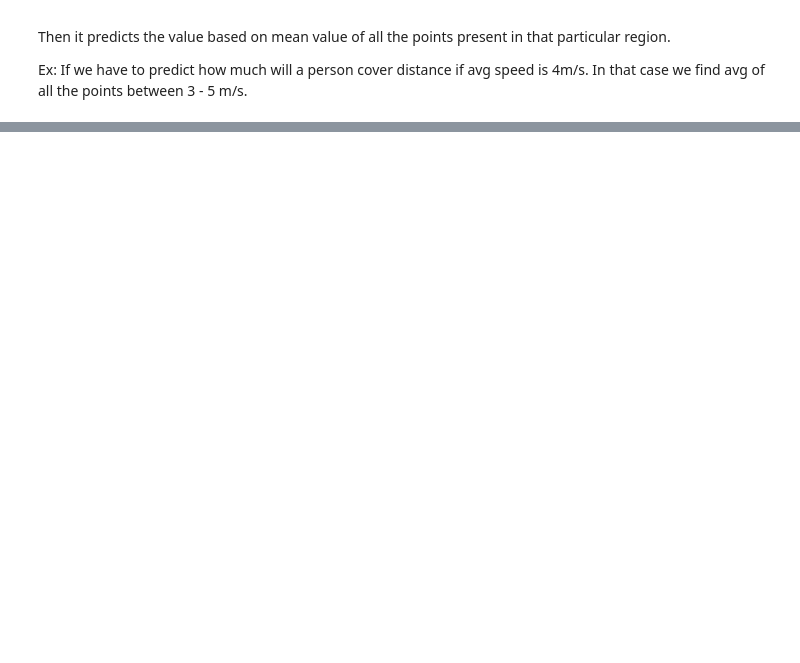
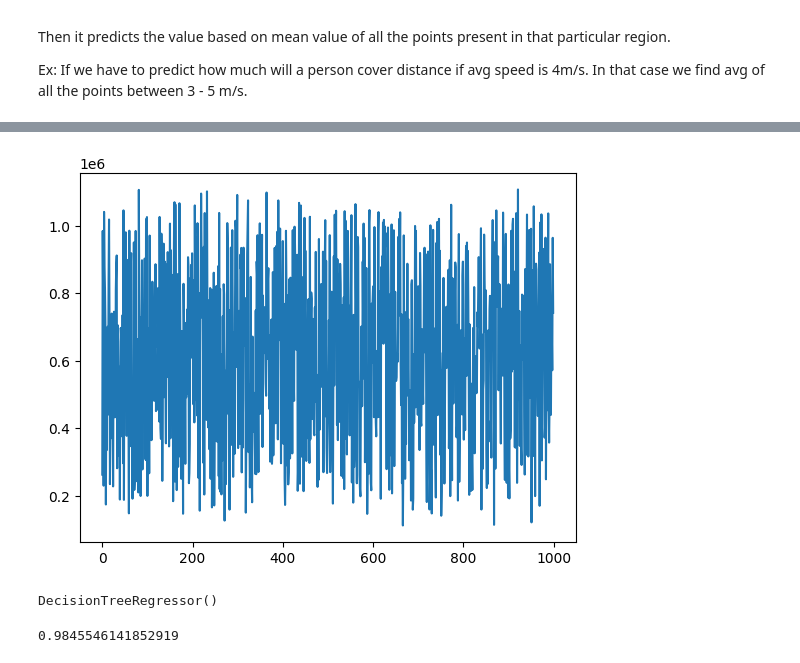
Before and after one commit to raaggeee/MachineLearningImplementations, a Jupyter notebook: DecisionTrees/RegressionTrees.ipynb, the cells around one changed output, grey strips where cells are left out. Cells and saved outputs as stored; diff of their text form; code cells hidden in the pictures; blank space fills up the shorter version.

```diff
--- a/DecisionTrees/RegressionTrees.ipynb
+++ b/DecisionTrees/RegressionTrees.ipynb
@@ -17,0 +33,3 @@ Ex: If we have to predict how much will a person cover distance if avg speed is
+# %%
+df = pd.read_csv("/home/raaggeeprime/MachineLearningImplementations/house_price_regression_dataset.csv")
+df.head()
@@ -17,0 +43,5 @@ Ex: If we have to predict how much will a person cover distance if avg speed is
+# %%
+plt.plot(df["House_Price"])
+plt.show()
+# %% [output]
+[figure, added]
@@ -17,0 +52,10 @@ Ex: If we have to predict how much will a person cover distance if avg speed is
+# %%
+dt = DecisionTreeRegressor()
+dt.fit(X_train, y_train)
+# %% [output]
+DecisionTreeRegressor()
+# %%
+y_pred = dt.predict(X_test)
+print(r2_score(y_test, y_pred))
+# %% [output]
+0.9845546141852919
```
Also changed, not shown: parts of 15 cells of this notebook, 2 other files.
